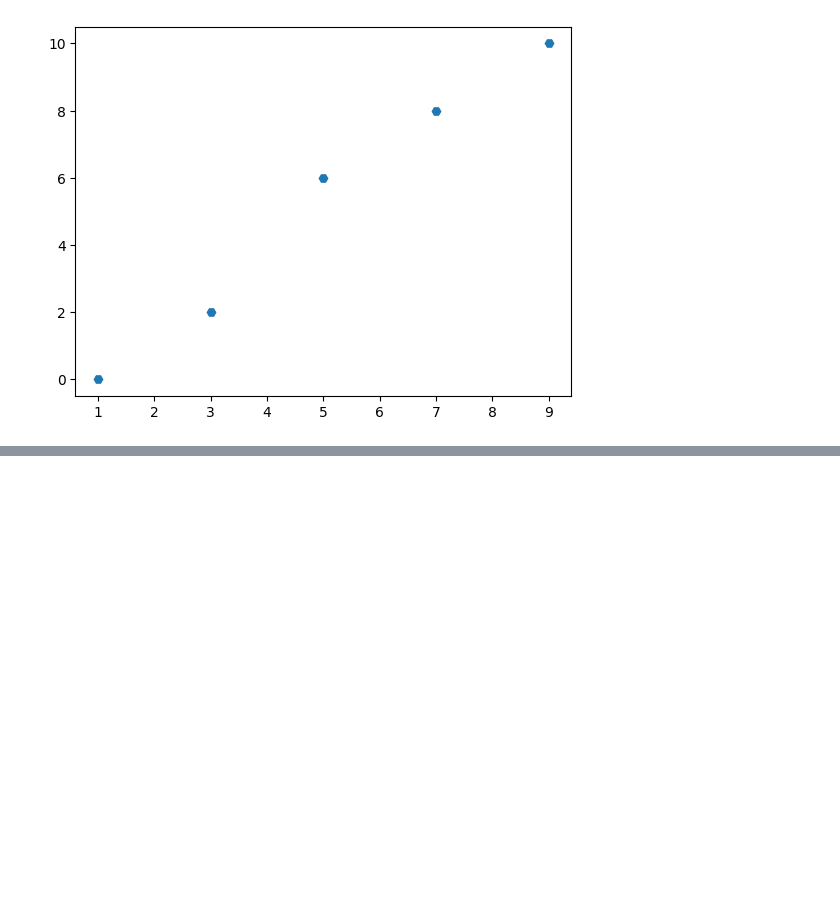
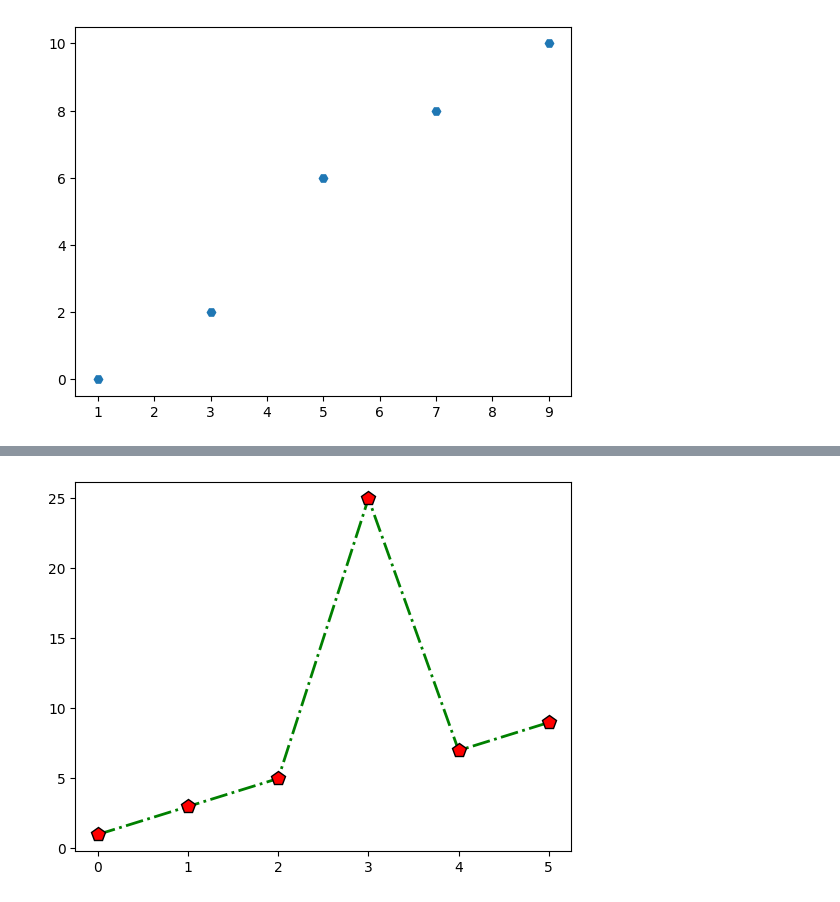
Before and after one commit to AbilashSP10/Python_Learning, a Jupyter notebook: MathPlotLib/Mathplotlib.ipynb, the cells around one changed output, grey strips where cells are left out. Saved outputs shown, nothing was run; the diff lists cells and outputs as text; code cells hidden in the pictures; blank space fills up the shorter version.

```diff
--- a/MathPlotLib/Mathplotlib.ipynb
+++ b/MathPlotLib/Mathplotlib.ipynb
@@ -19,0 +28,8 @@ plt.show()
+# %%
+x_point = np.array([1,3,5,25,7,9])
+# y_point = np.array([0,2,6,8,10])
+
+plt.plot(x_point, marker='p', ms=10, mec='k', mfc='r', linestyle="-.", color='g', linewidth=2) # check notebook
+plt.show()
+# %% [output]
+[figure, added]
```
Also changed, not shown: parts of 2 cells of this notebook.
